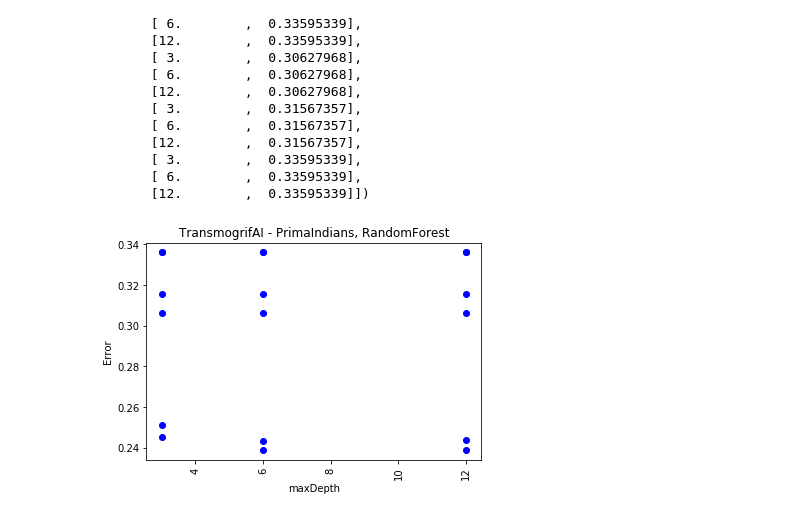
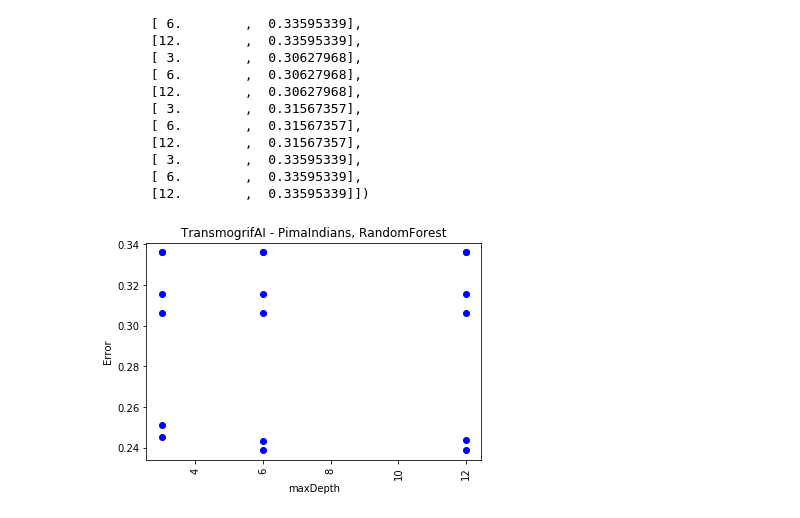
Before and after one commit to rajdeepd/transmogrifai-samples, a Jupyter notebook: src/main/python/pimaindians/transmogrifai_pimaIndians_analysis.ipynb, the cells around one changed output. Cells and saved outputs as stored; diff of their text form; code cells hidden in the pictures.

```diff
--- a/src/main/python/pimaindians/transmogrifai_pimaIndians_analysis.ipynb
+++ b/src/main/python/pimaindians/transmogrifai_pimaIndians_analysis.ipynb
@@ -1,7 +1,7 @@
 # %%
 import pandas as pd
 # %%
-path = '../../../../output/primaindians/modeleval/output.csv'
+path = '../../../../output/pimaindians/modeleval/output.csv'
 # %%
 data = pd.read_csv(path)
 # %%
@@ -119,11 +119,11 @@ array([[ 3.        ,  0.2455237 ],
 # %%
 from matplotlib import pyplot as plt
 
 plt.plot(x_rf,y_rf,"ob")
-plt.title('TransmogrifAI - PrimaIndians, RandomForest')
+plt.title('TransmogrifAI - PimaIndians, RandomForest')
 plt.ylabel('Error')
 plt.xlabel('maxDepth')
 plt.xticks(rotation=90)
 plt.show()
 # %% [output]
-[figure, old version]
+[figure, new version]
```
Also changed, not shown: parts of 2 cells of this notebook, 19 other files.
